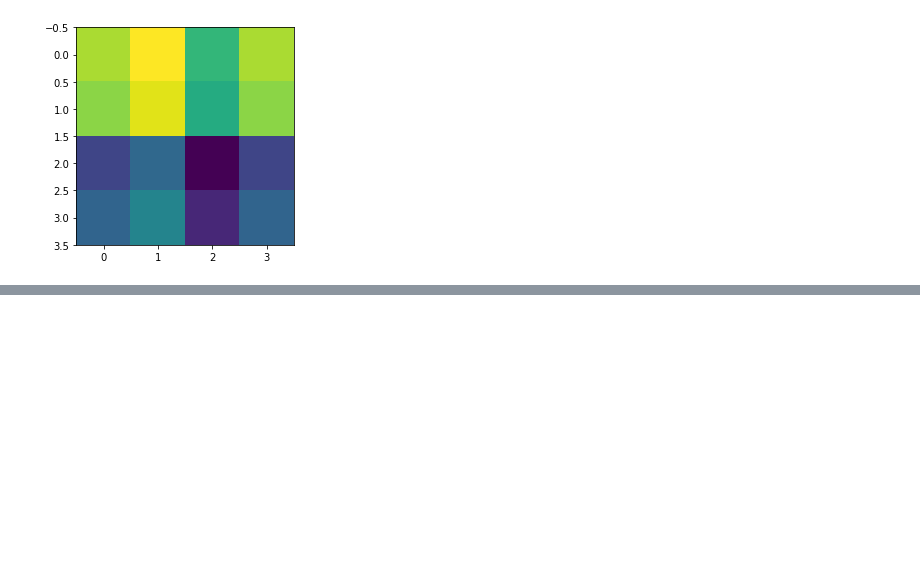
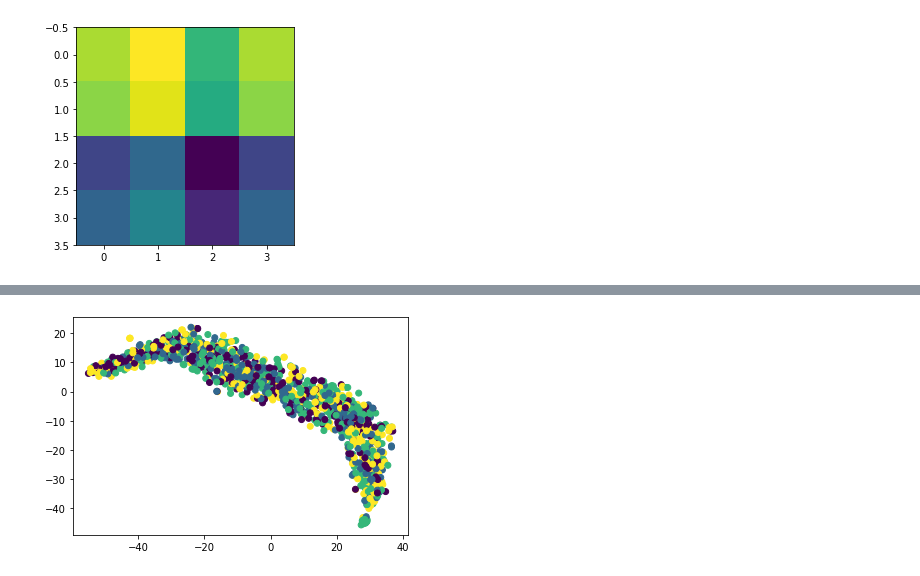
Before and after one commit to buzhangjiuzhou/DLfinal, a Jupyter notebook: bert_AGnews_3.ipynb, the cells around one changed output, grey strips where cells are left out. Drawn from its saved outputs; the diff is of its cells as text; code cells hidden in the pictures; blank space fills up the shorter version.

```diff
--- a/bert_AGnews_3.ipynb
+++ b/bert_AGnews_3.ipynb
@@ -303,12 +286,12 @@ embedding_compare = model_compare.get_layer(index=0)
 # %%
 # 得到每个类的embedding
 avg_pool1 = tf.keras.layers.AveragePooling2D(pool_size=(max_length, 1))
-embs = embedding_compare(train_ids)
-seq_embs = tf.reshape(avg_pool1(tf.reshape(embs,[-1,256,768,1])), [-1,768])
+embs_compare = embedding_compare(train_ids)
+seq_embs_compare = tf.reshape(avg_pool1(tf.reshape(embs_compare,[-1,256,768,1])), [-1,768])
 class_embedding_compare = np.zeros([4,768])
 for i in range(4):
   index = train_labels == i
-  class_embs = seq_embs[index]
+  class_embs = seq_embs_compare[index]
   avg_pool2 = tf.keras.layers.AveragePooling2D(pool_size=(tf.shape(class_embs)[0], 1))
   class_embs = tf.reshape(class_embs,[1,-1,768,1])
   class_embs = avg_pool2(class_embs)
@@ -364,0 +358,5 @@ plt.show()
+# %%
+plot_scatter(seq_embs_compare, y_label, 1)
+plt.show()
+# %% [output]
+[figure, added]
```
Also changed, not shown: parts of 6 cells of this notebook.
